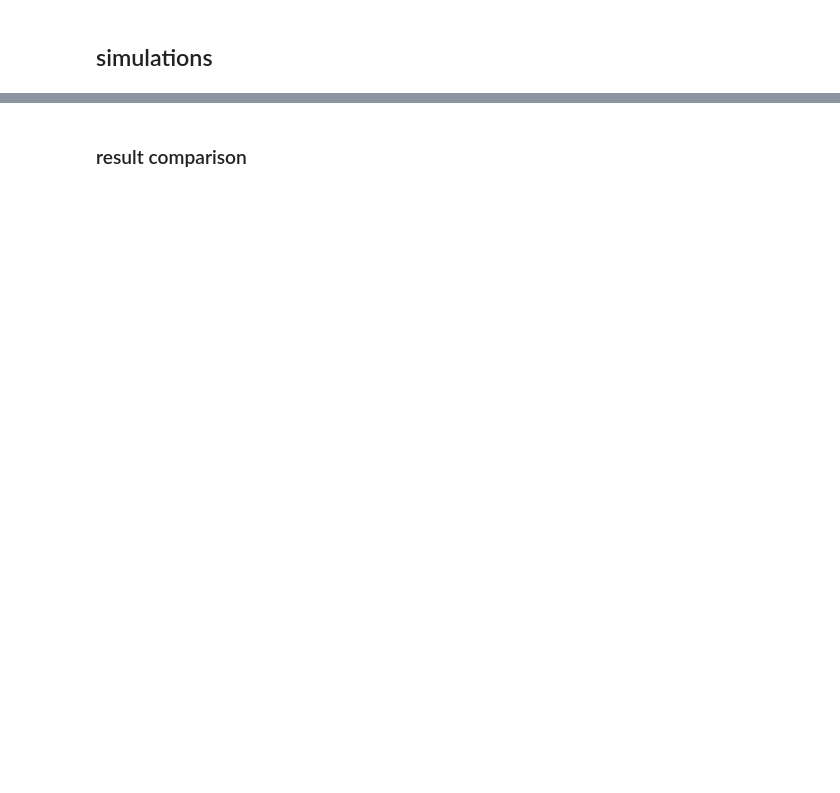
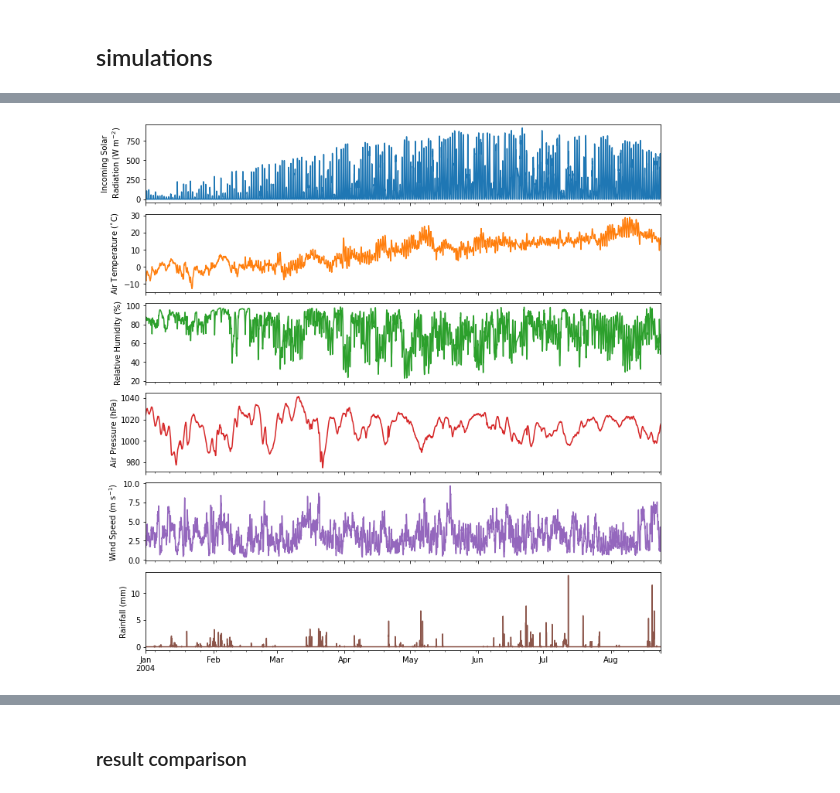
Before and after one commit to gusbacos/SUEWS_DB_Typology_test, a Jupyter notebook: code/test-torgg.ipynb, the cells around one changed output, grey strips where cells are left out. Drawn from its saved outputs; the diff is of its cells as text; code cells hidden in the pictures; blank space fills up the shorter version.

```diff
--- a/code/test-torgg.ipynb
+++ b/code/test-torgg.ipynb
@@ -55,0 +165,40 @@ NameError: name 'df_forcing' is not defined
+# %%
+# Examine input data
+list_var_forcing = [
+    "kdown",
+    "Tair",
+    "RH",
+    "pres",
+    "U",
+    "rain",
+]
+dict_var_label = {
+    "kdown": "Incoming Solar\n Radiation ($ \mathrm{W \ m^{-2}}$)",
+    "Tair": "Air Temperature ($^{\circ}}$C)",
+    "RH": r"Relative Humidity (%)",
+    "pres": "Air Pressure (hPa)",
+    "rain": "Rainfall (mm)",
+    "U": "Wind Speed (m $\mathrm{s^{-1}}$)",
+}
+
+# df_forcing=df_forcing.loc[s2: e].iloc[1:]
+
+
+# plot forcing data
+df_plot_forcing_x = df_forcing.loc[:, list_var_forcing].copy().shift(
+    -1).dropna(how='any')
+df_plot_forcing = df_plot_forcing_x.resample('1h').mean()
+df_plot_forcing['rain'] = df_plot_forcing_x['rain'].resample('1h').sum()
+
+axes = df_plot_forcing.plot(
+    subplots=True,
+    figsize=(10, 12),
+    legend=False,
+)
+fig = axes[0].figure
+fig.tight_layout()
+fig.autofmt_xdate(bottom=0.2, rotation=0, ha='center')
+for ax, var in zip(axes, list_var_forcing):
+    ax.set_ylabel(dict_var_label[var])
+# %% [output]
+[figure, added]
```
Also changed, not shown: parts of 14 cells of this notebook, 2 other files.
